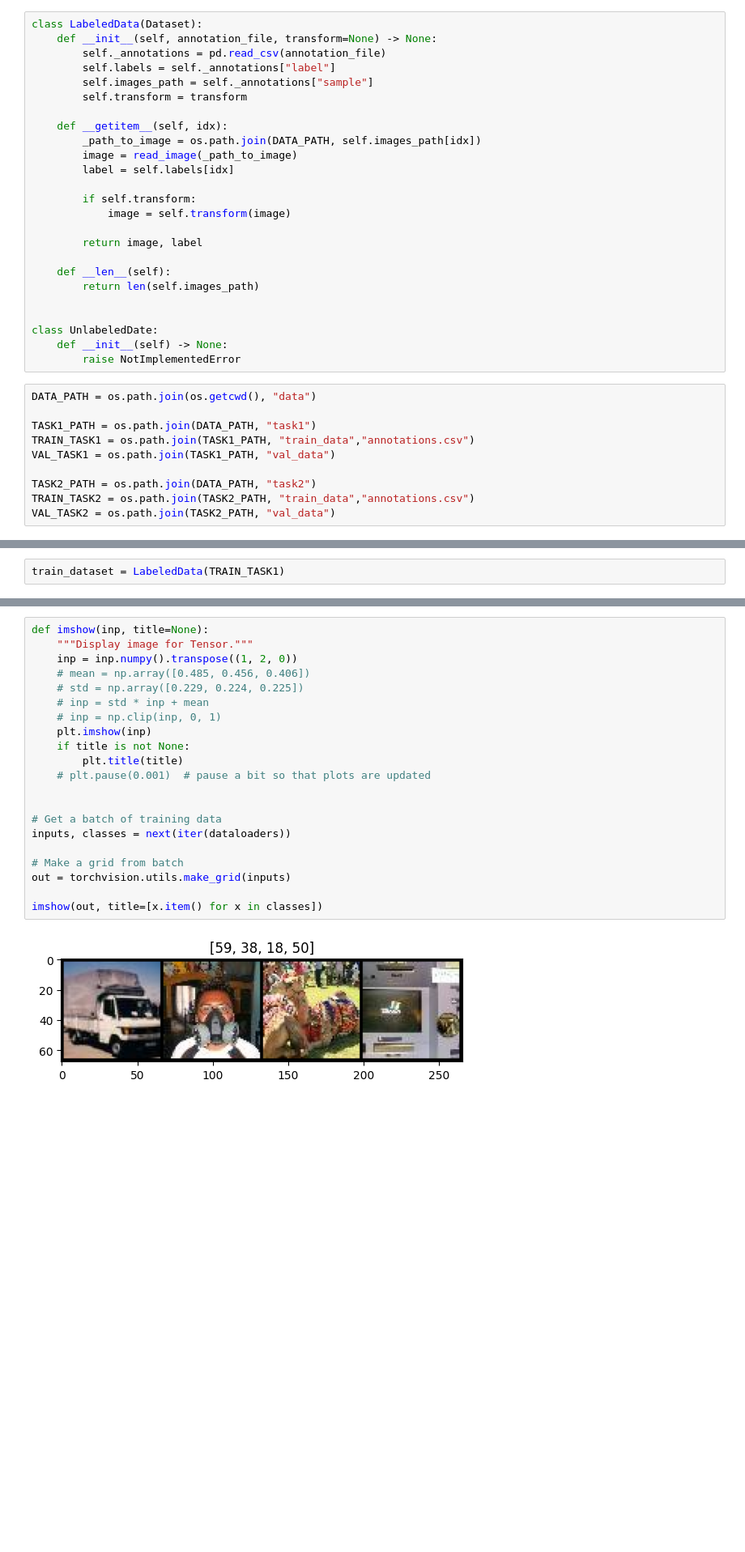
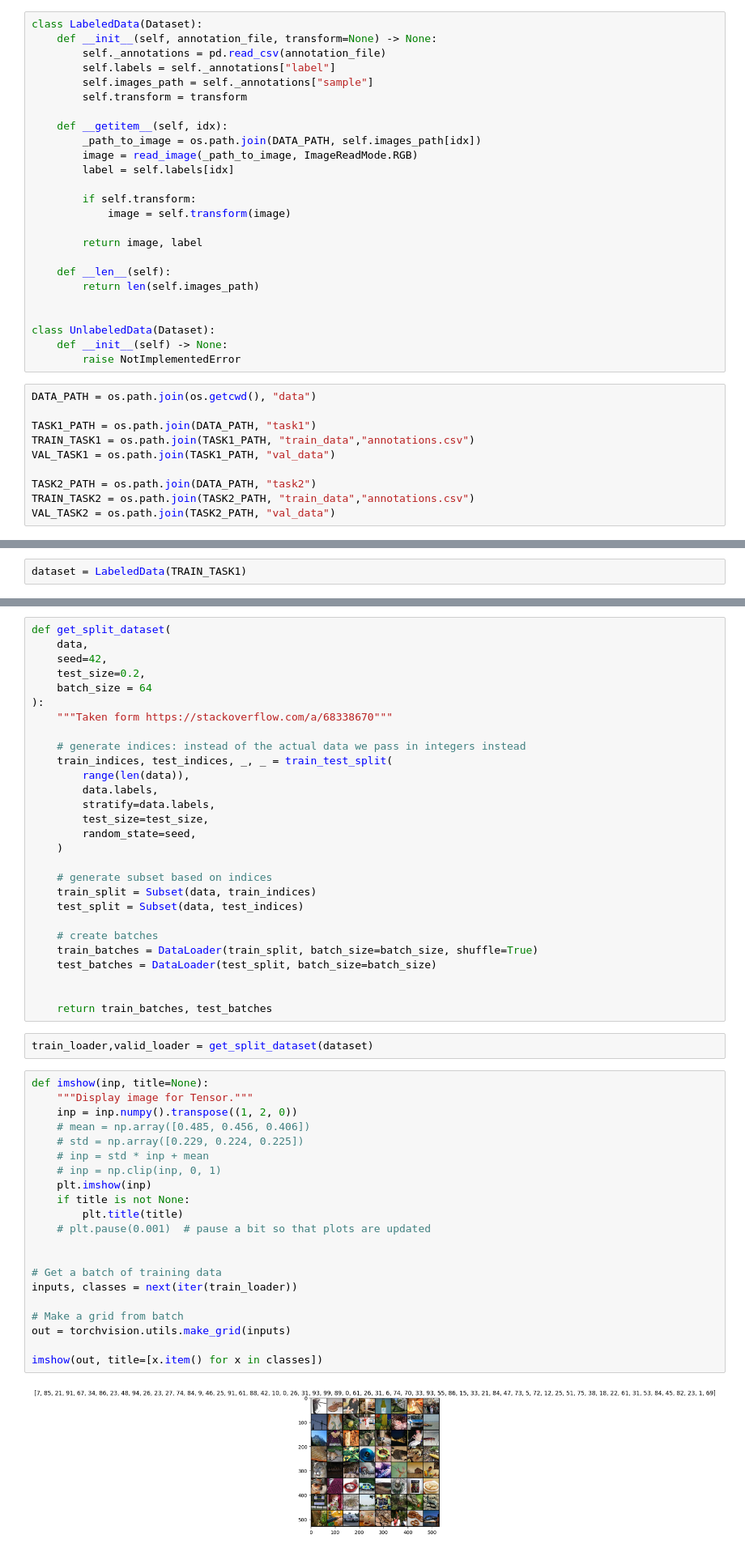
Before and after one commit to luca-marian/hw2-atai, a Jupyter notebook: model.ipynb, the cells around one changed output, grey strips where cells are left out. Shown: that part at 81% size. Saved outputs shown, nothing was run; the diff lists cells and outputs as text; blank space fills up the shorter version.

Commit message:
Update train function

```diff
--- a/model.ipynb
+++ b/model.ipynb
@@ -44,7 +46,7 @@ class LabeledData(Dataset):
 
     def __getitem__(self, idx):
         _path_to_image = os.path.join(DATA_PATH, self.images_path[idx])
-        image = read_image(_path_to_image)
+        image = read_image(_path_to_image, ImageReadMode.RGB)
         label = self.labels[idx]
 
         if self.transform:
@@ -56,7 +58,7 @@ class LabeledData(Dataset):
         return len(self.images_path)
 
 
-class UnlabeledDate:
+class UnlabeledData(Dataset):
     def __init__(self) -> None:
         raise NotImplementedError
 # %%
@@ -72,2 +84,2 @@ VAL_TASK2 = os.path.join(TASK2_PATH, "val_data")
 # %%
-train_dataset = LabeledData(TRAIN_TASK1)
+dataset = LabeledData(TRAIN_TASK1)
@@ -76,23 +86,53 @@ dataloaders = DataLoader(train_dataset, batch_size=4, shuffle=True)
+# %%
+def get_split_dataset(
+    data,
+    seed=42,
+    test_size=0.2,
+    batch_size = 64
+):
+    """Taken form https://stackoverflow.com/a/68338670"""
+
+    # generate indices: instead of the actual data we pass in integers instead
+    train_indices, test_indices, _, _ = train_test_split(
+        range(len(data)),
+        data.labels,
+        stratify=data.labels,
+        test_size=test_size,
+        random_state=seed,
+    )
+
+    # generate subset based on indices
+    train_split = Subset(data, train_indices)
+    test_split = Subset(data, test_indices)
+
+    # create batches
+    train_batches = DataLoader(train_split, batch_size=batch_size, shuffle=True)
+    test_batches = DataLoader(test_split, batch_size=batch_size)
+
+
+    return train_batches, test_batches
+# %%
+train_loader,valid_loader = get_split_dataset(dataset)
 # %%
 def imshow(inp, title=None):
     """Display image for Tensor."""
     inp = inp.numpy().transpose((1, 2, 0))
     # mean = np.array([0.485, 0.456, 0.406])
     # std = np.array([0.229, 0.224, 0.225])
     # inp = std * inp + mean
     # inp = np.clip(inp, 0, 1)
     plt.imshow(inp)
     if title is not None:
         plt.title(title)
     # plt.pause(0.001)  # pause a bit so that plots are updated
 
 
 # Get a batch of training data
-inputs, classes = next(iter(dataloaders))
+inputs, classes = next(iter(train_loader))
 
 # Make a grid from batch
 out = torchvision.utils.make_grid(inputs)
 
 imshow(out, title=[x.item() for x in classes])
 # %% [output]
-[figure, old version]
+[figure, new version]
```
Also changed, not shown: parts of 9 cells of this notebook.
